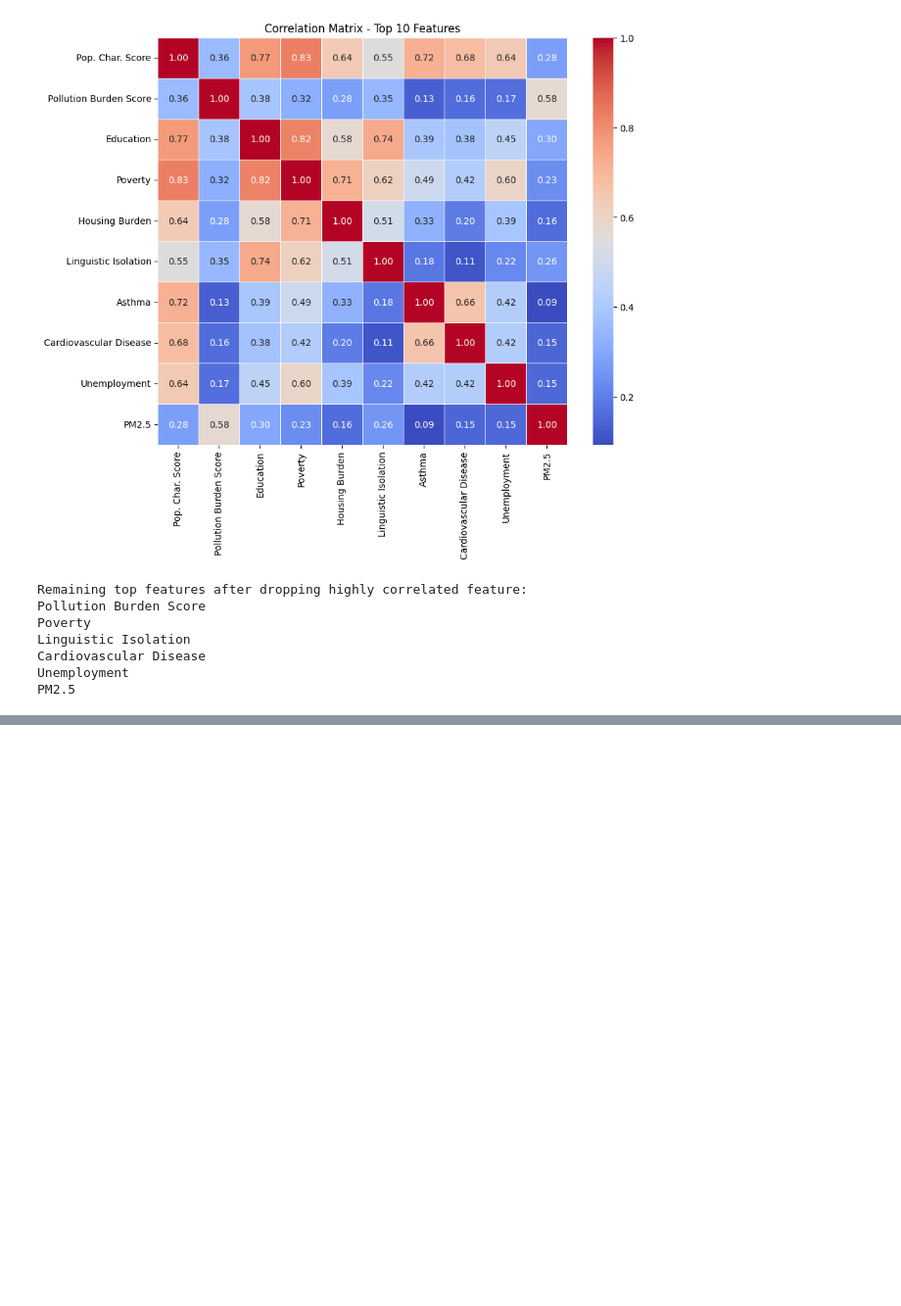
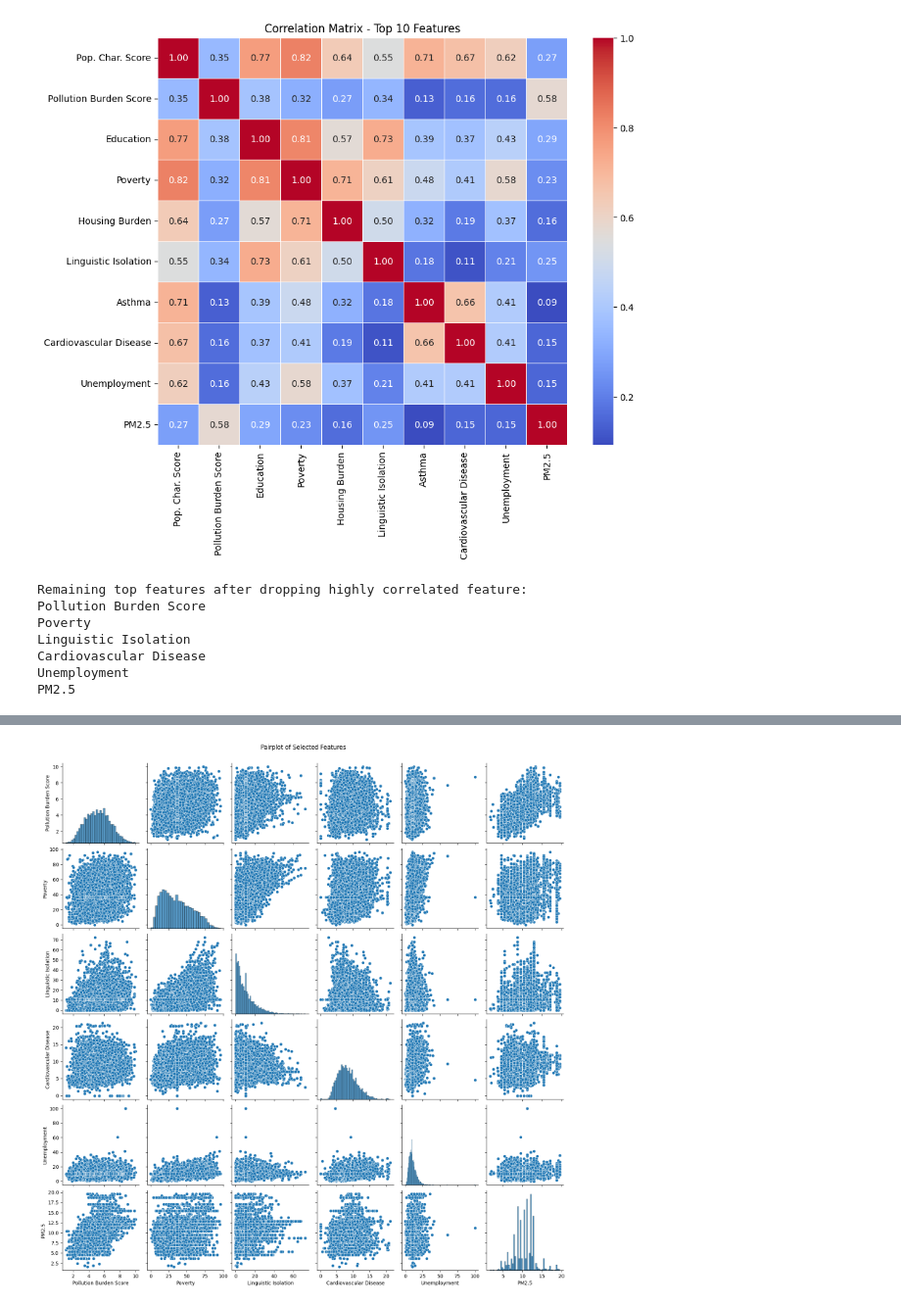
Before and after one commit to KarthikPudi/602-Project, a Jupyter notebook: Project_Check.ipynb, the cells around one changed output, grey strips where cells are left out. Shown at 98% size. Drawn from its saved outputs; the diff is of its cells as text; code cells hidden in the pictures; blank space fills up the shorter version.

```diff
--- a/Project_Check.ipynb
+++ b/Project_Check.ipynb
@@ -174,8 +189,10 @@ Name: CES 3.0 Score, dtype: float64
 # %%
 # Assuming you have a DataFrame called data with the top 10 features
-top_10_features = ['Pop. Char. Score', 'Pollution Burden Score', 'Education', 'Poverty', 'Housing Burden',
-                   'Linguistic Isolation', 'Asthma', 'Cardiovascular Disease', 'Unemployment', 'PM2.5']
-correlation_matrix = data[top_10_features].corr()
+# top_10_features = ['Pop. Char. Score', 'Pollution Burden Score', 'Education', 'Poverty', 'Housing Burden',
+#                    'Linguistic Isolation', 'Asthma', 'Cardiovascular Disease', 'Unemployment', 'PM2.5']
+
+top_10_features_list= list(top_10_features.index)
+correlation_matrix = data[top_10_features_list].corr()
 
 
 import matplotlib.pyplot as plt
@@ -183,7 +200,7 @@ import matplotlib.pyplot as plt
 # Assuming you have a DataFrame called 'data' with the top 10 features
 top_10_features = ['Pop. Char. Score', 'Pollution Burden Score', 'Education', 'Poverty', 'Housing Burden',
                    'Linguistic Isolation', 'Asthma', 'Cardiovascular Disease', 'Unemployment', 'PM2.5']
-correlation_matrix = data[top_10_features].corr()
+correlation_matrix = data[top_10_features_list].corr()
 
 # Plotting the heatmap
 plt.figure(figsize=(10, 8))
@@ -231,0 +274,8 @@ PM2.5
+# %%
+# Pairplot of selected features
+
+sns.pairplot(data=data[final_features])
+plt.suptitle('Pairplot of Selected Features', y=1.02)
+plt.show()
+# %% [output]
+[figure, added]
```
Also changed, not shown: parts of 9 cells of this notebook.
